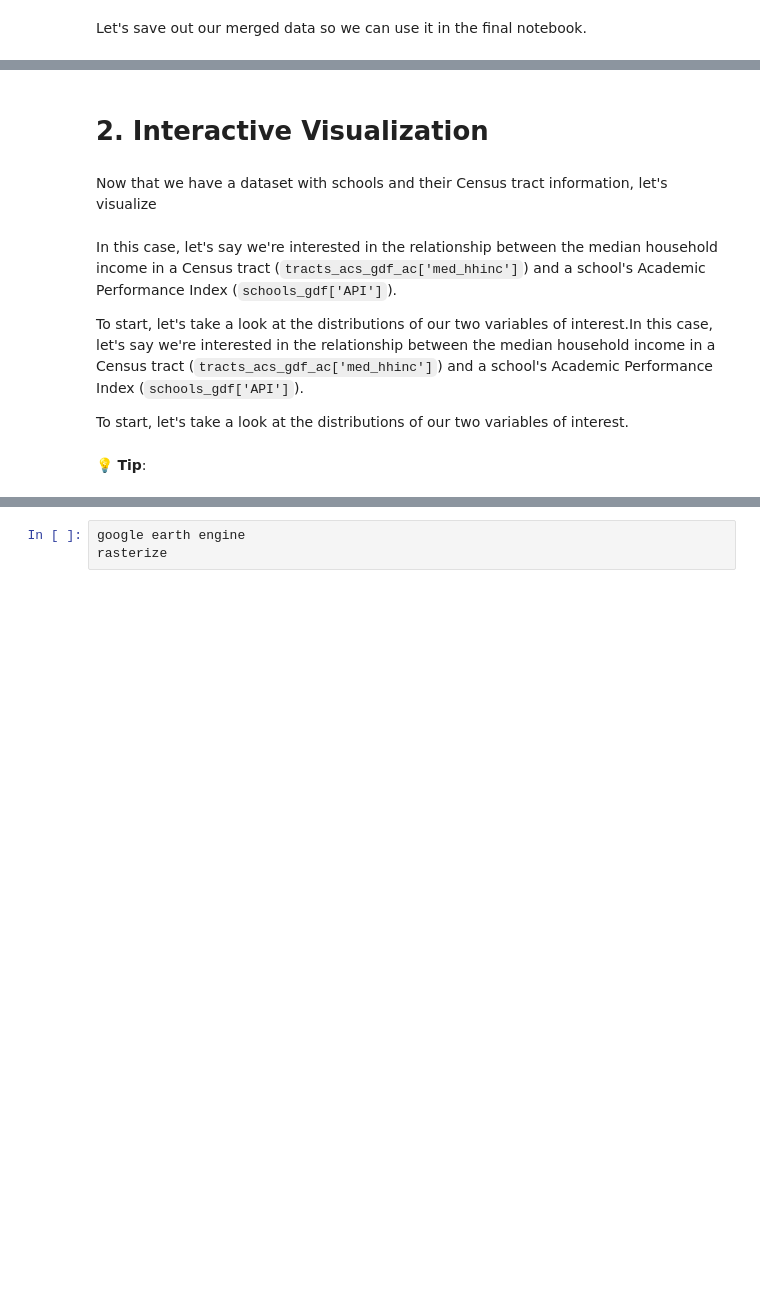
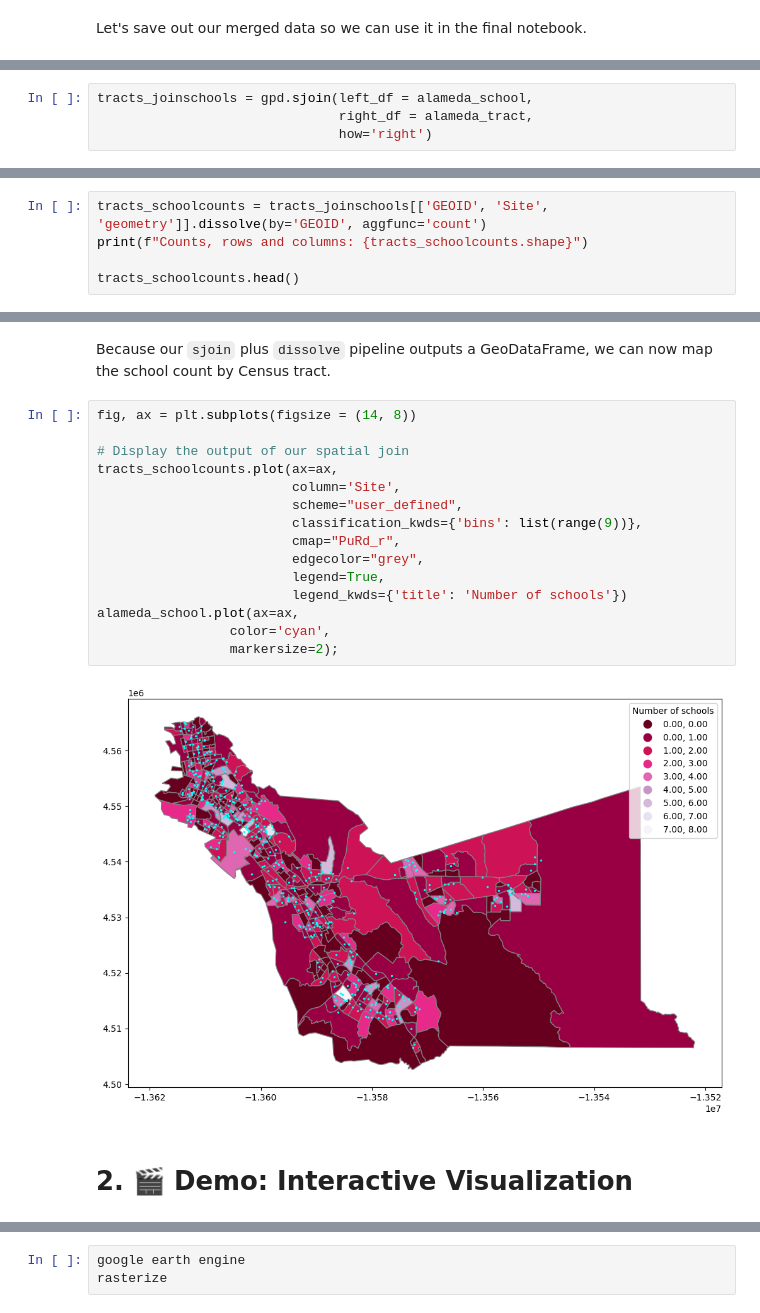
Before and after one commit to dlab-berkeley/Python-Geospatial-Fundamentals, a Jupyter notebook: lessons/2_Geoprocessing and Analysis.ipynb, the cells around one changed output, grey strips where cells are left out. Drawn from its saved outputs; the diff is of its cells as text; blank space fills up the shorter version.

```diff
--- a/lessons/2_Geoprocessing and Analysis.ipynb
+++ b/lessons/2_Geoprocessing and Analysis.ipynb
@@ -305,0 +364,4 @@ Now that we have all the
+# %%
+tracts_joinschools = gpd.sjoin(left_df = alameda_school,
+                               right_df = alameda_tract,
+                               how='right')
@@ -305,0 +380,5 @@ Now that we have all the
+# %%
+tracts_schoolcounts = tracts_joinschools[['GEOID', 'Site', 'geometry']].dissolve(by='GEOID', aggfunc='count')
+print(f"Counts, rows and columns: {tracts_schoolcounts.shape}")
+
+tracts_schoolcounts.head()
@@ -306,14 +408,23 @@ Now that we have all the
+# %% [markdown]
+Because our `sjoin` plus `dissolve` pipeline outputs a GeoDataFrame, we can now map the school count by Census tract.
+# %%
+fig, ax = plt.subplots(figsize = (14, 8))
+
+# Display the output of our spatial join
+tracts_schoolcounts.plot(ax=ax,
+                         column='Site',
+                         scheme="user_defined",
+                         classification_kwds={'bins': list(range(9))},
+                         cmap="PuRd_r",
+                         edgecolor="grey",
+                         legend=True,
+                         legend_kwds={'title': 'Number of schools'})
+alameda_school.plot(ax=ax,
+                 color='cyan',
+                 markersize=2);
+# %% [output]
+[figure, added]
 # %% [markdown]
 <a id='section2'></a>
 
-# 2. Interactive Visualization
+# 2. 🎬 **Demo**:  Interactive Visualization
-# %% [markdown]
-Now that we have a dataset with schools and their Census tract information, let's visualize
-# %% [markdown]
-In this case, let's say we're interested in the relationship between the median household income in a Census tract (`tracts_acs_gdf_ac['med_hhinc']`) and a school's Academic Performance Index (`schools_gdf['API']`).
-
-To start, let's take a look at the distributions of our two variables of interest.In this case, let's say we're interested in the relationship between the median household income in a Census tract (`tracts_acs_gdf_ac['med_hhinc']`) and a school's Academic Performance Index (`schools_gdf['API']`).
-
-To start, let's take a look at the distributions of our two variables of interest.
-# %% [markdown]
-💡 **Tip**:
```
Also changed, not shown: parts of 28 cells of this notebook, 8 other files.
